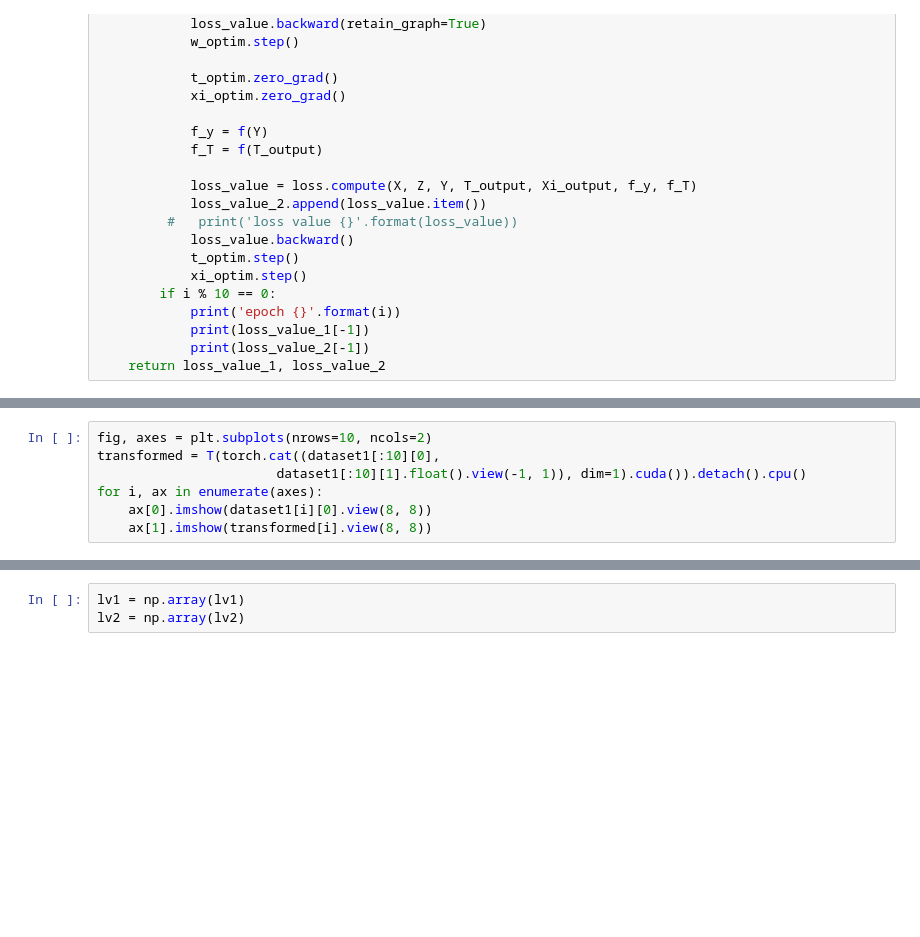
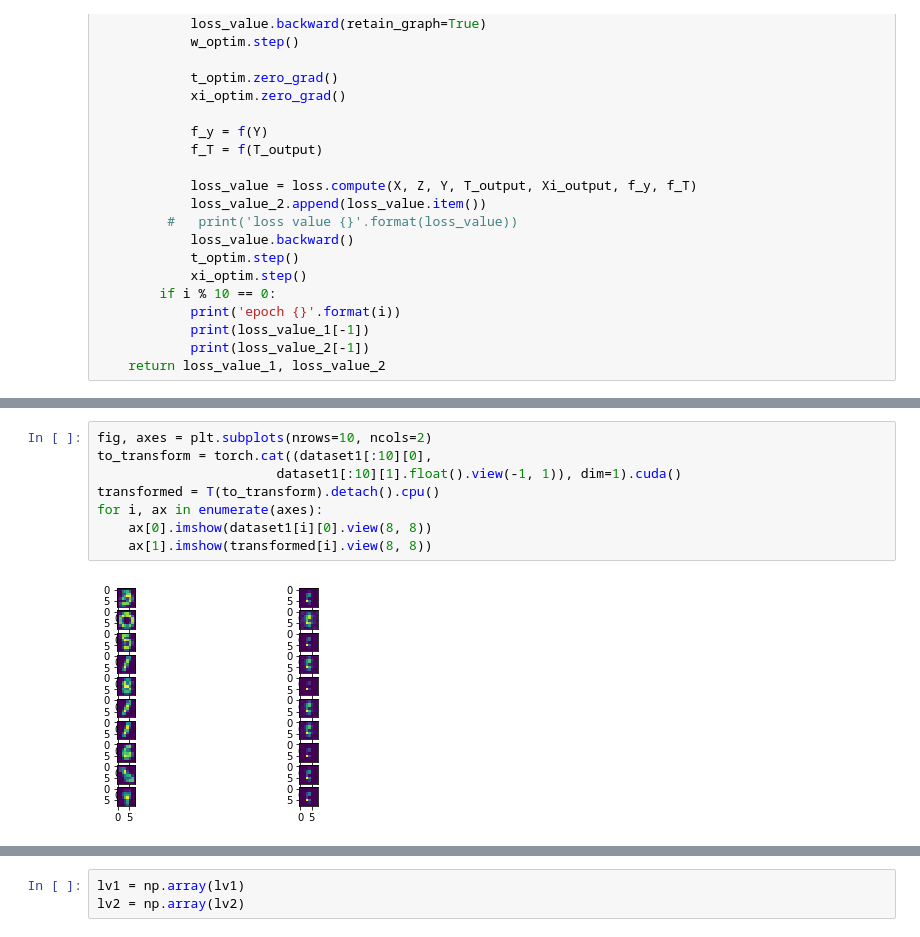
Before and after one commit to grapefroot/ot-numerical-experiments, a Jupyter notebook: unbalancedOT/testing.ipynb, the cells around one changed output, grey strips where cells are left out. Cells and saved outputs as stored; diff of their text form; blank space fills up the shorter version.

```diff
--- a/unbalancedOT/testing.ipynb
+++ b/unbalancedOT/testing.ipynb
@@ -149,7 +152,10 @@ epoch 0
 # %%
 fig, axes = plt.subplots(nrows=10, ncols=2)
-transformed = T(torch.cat((dataset1[:10][0],
-                       dataset1[:10][1].float().view(-1, 1)), dim=1).cuda()).detach().cpu()
+to_transform = torch.cat((dataset1[:10][0],
+                       dataset1[:10][1].float().view(-1, 1)), dim=1).cuda()
+transformed = T(to_transform).detach().cpu()
 for i, ax in enumerate(axes):
     ax[0].imshow(dataset1[i][0].view(8, 8))
     ax[1].imshow(transformed[i].view(8, 8))
+# %% [output]
+[figure, added]
```
Also changed, not shown: parts of 6 cells of this notebook.
